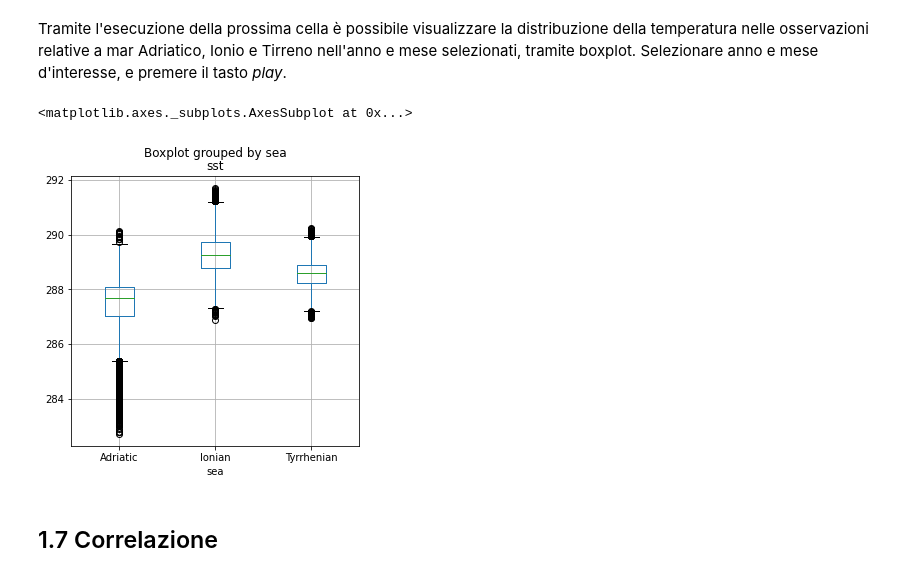
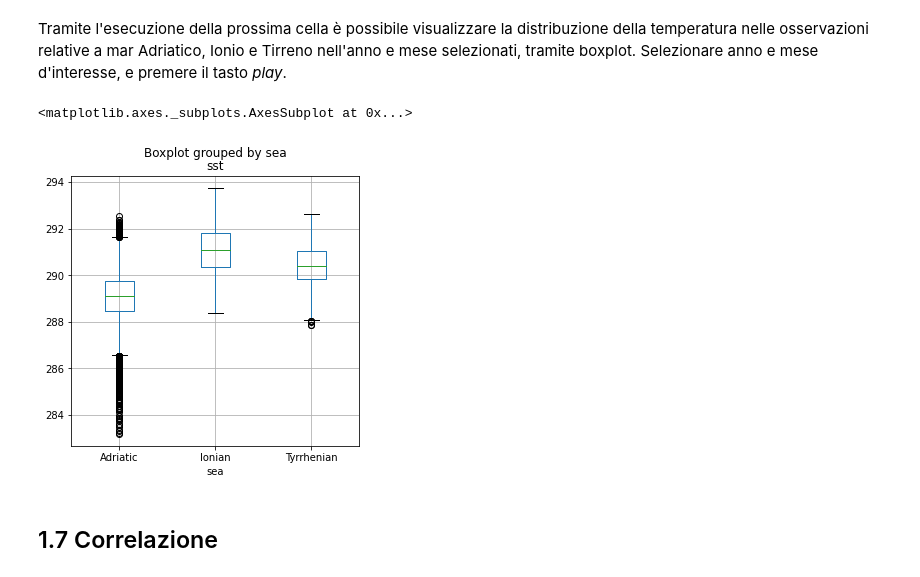
Before and after one commit to vitoreno/StelleNotebooks, a Jupyter notebook: Rappresentazione_dei_dati_per_l'analisi.ipynb, the cells around one changed output. Drawn from its saved outputs; the diff is of its cells as text; code cells hidden in the pictures.

Commit message:
bugfix form data type boxplot

```diff
--- a/Rappresentazione_dei_dati_per_l'analisi.ipynb
+++ b/Rappresentazione_dei_dati_per_l'analisi.ipynb
@@ -218,18 +218,18 @@ data.boxplot(column='lon', by='sea', ax=axes[1])
 Tramite l'esecuzione della prossima cella è possibile visualizzare la distribuzione della temperatura nelle osservazioni relative a mar Adriatico, Ionio e Tirreno nell'anno e mese selezionati, tramite boxplot.
 Selezionare anno e mese d'interesse, e premere il tasto *play*.
 # %%
-month = 1 #@param [1,2,3,4,5,6,7,8,9,10,11,12]
-year = 2015 #@param [2014,2015,2016] {type: "raw"}
+month = 12 #@param [1,2,3,4,5,6,7,8,9,10,11,12] {type: "raw"}
+year = 2016 #@param [2014,2015,2016] {type: "raw"}
 
 data = pd.read_csv("/content/mediterranean_surface_temperature_2014_15_16.csv")
 data.time = pd.to_datetime(data.time)
 
 current_data = data.loc[((data.time.dt.year == year) & (data.time.dt.month == month))]
 
 current_data.boxplot(column='sst', by='sea', figsize=(5,5))
 # %% [output]
 <matplotlib.axes._subplots.AxesSubplot at 0x...>
-[figure, old version]
+[figure, new version]
 # %% [markdown]
 ## 1.7 Correlazione
 # %% [markdown]
```
